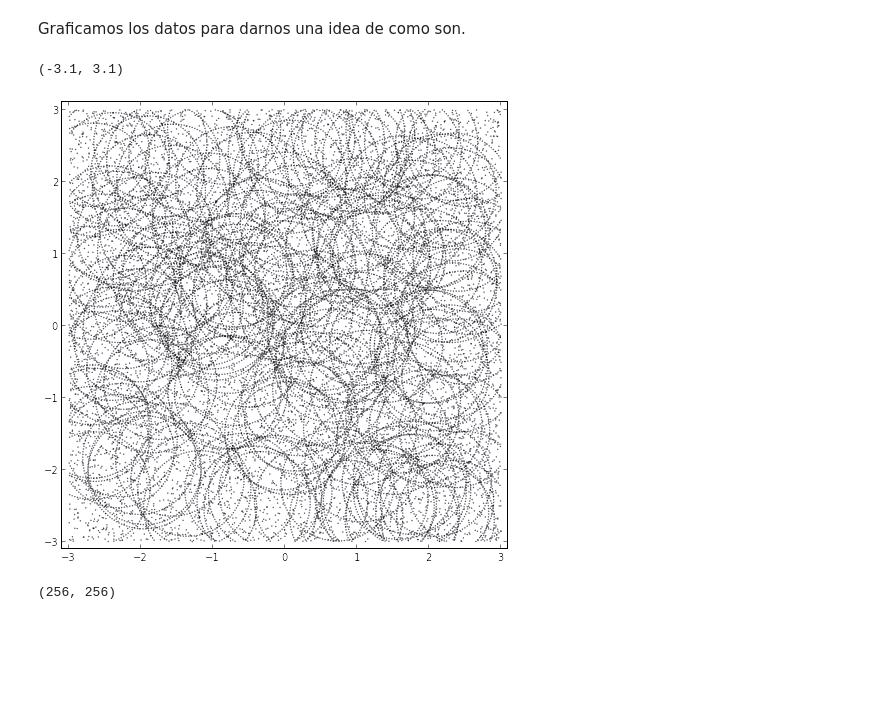
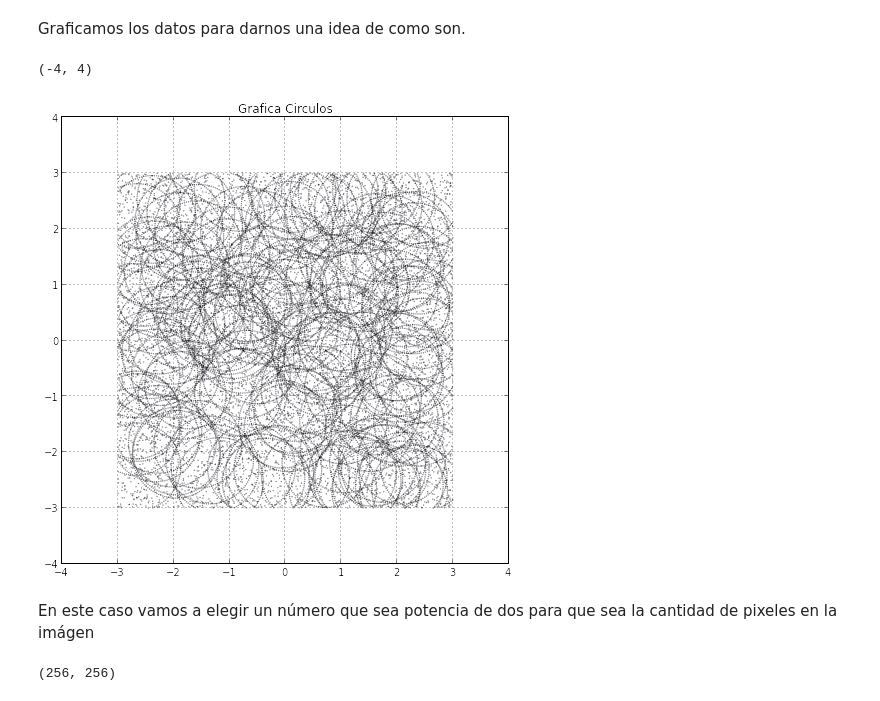
Before and after one commit to LinaPerez/PerezAngel_GarzonAlvarado_hw5, a Jupyter notebook: Diametro_circulos.ipynb, the cells around one changed output. Drawn from its saved outputs; the diff is of its cells as text; code cells hidden in the pictures; blank space fills up the shorter version.

```diff
--- a/Diametro_circulos.ipynb
+++ b/Diametro_circulos.ipynb
@@ -26,12 +24,16 @@ y = datos[:,1]
 Graficamos los datos para darnos una idea de como son.
 # %%
 fig = plt.figure(figsize=(8,8))
-scatter(x, y, s=0.1)
-xlim([-3.1, 3.1])
-ylim([-3.1, 3.1])
+scatter(x, y, s=0.05)
+plt.grid()
+plt.title("Grafica Circulos")
+xlim([-4, 4])
+ylim([-4, 4])
 # %% [output]
-(-3.1, 3.1)
+(-4, 4)
-[figure, old version]
+[figure, new version]
+# %% [markdown]
+En este caso vamos a elegir un número que sea potencia de dos para que sea la cantidad de pixeles en la imágen
 # %%
 pix = 256 #el numero de pixeles que queremos que entre para hacer la división equidistante
 
```
Also changed, not shown: parts of 10 cells of this notebook.
